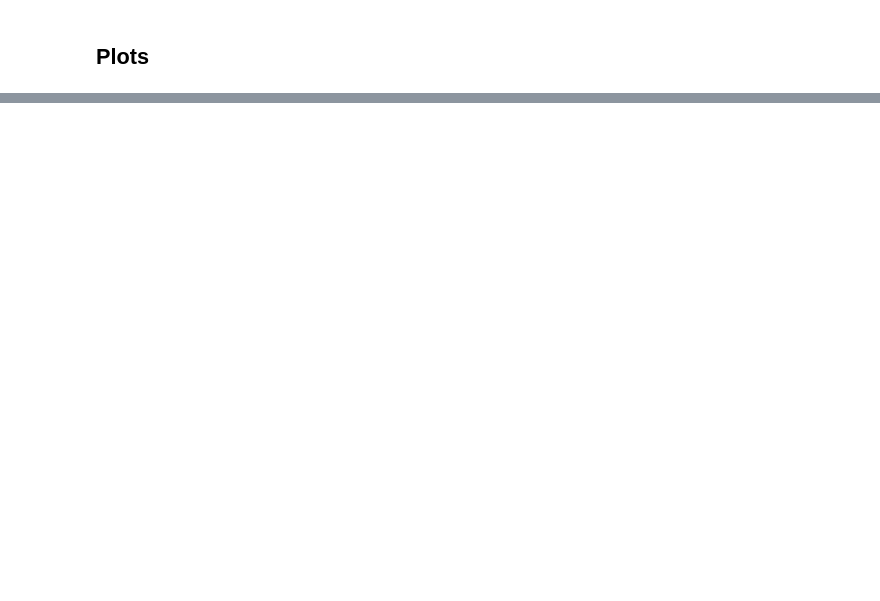
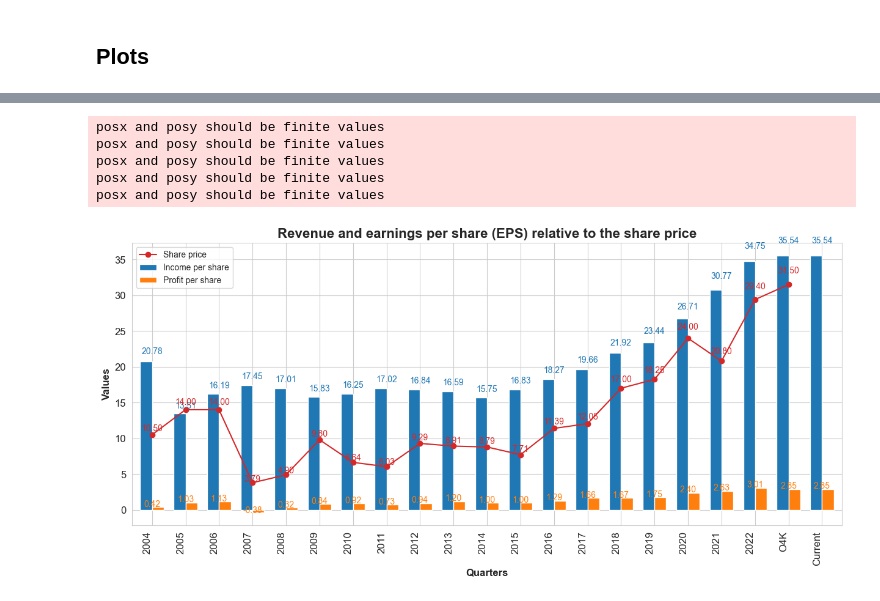
Before and after one commit to chomiczdawid/stock-fundamental-analysis, a Jupyter notebook: fundamental_analysis.ipynb, the cells around one changed output, grey strips where cells are left out. Drawn from its saved outputs; the diff is of its cells as text; code cells hidden in the pictures; blank space fills up the shorter version.

```diff
--- a/fundamental_analysis.ipynb
+++ b/fundamental_analysis.ipynb
@@ -184,0 +180,4 @@ stats.groupby('index').sum()
+# %%
+def addlabels(x,y,c):
+    for i in range(len(x)):
+        plt.text(i,y[i]+y[i]*0.05,"{:.2f}".format(y[i]), color=c, ha='center')
@@ -184,0 +247,38 @@ stats.groupby('index').sum()
+# %%
+# Income, Profit, Price
+Y = {
+    'y1': [d['Przychód na akcję'], 'tab:blue', 'Income per share'],
+    'y2': [d['Zysk netto na akcję (EPS)'], 'tab:orange', 'Profit per share'],
+    'y3': [d['Cena'], 'tab:red', 'Share price'],
+}
+font = 12
+width = .7
+
+d_temp = pd.concat([Y['y1'][0], Y['y2'][0]], axis=1)
+d_temp.columns = [Y['y1'][2], Y['y2'][2]]
+d_temp.plot(kind='bar', color=[Y['y1'][1], Y['y2'][1]], width = width, figsize=(15, 6))
+Y['y3'][0].plot(kind='line', marker='o', label=Y['y3'][2], color=Y['y3'][1])
+
+ax = plt.gca()
+ax.set_xticklabels(d['index'].tolist())
+
+addlabels(d['index'].tolist(), Y['y1'][0], Y['y1'][1])
+addlabels(d['index'].tolist(), Y['y2'][0], Y['y2'][1])
+addlabels(d['index'].tolist(), Y['y3'][0], Y['y3'][1])
+
+ax.set_title("Revenue and earnings per share (EPS) relative to the share price", fontsize=16, loc='center', fontdict=dict(weight='bold'))
+ax.set_xlabel('Quarters', fontsize=font, fontdict=dict(weight='bold'))
+ax.set_ylabel('Values', fontsize=font, fontdict=dict(weight='bold'))
+plt.tick_params(axis='y', which='major', labelsize=font)
+plt.tick_params(axis='x', which='major', labelsize=font)
+plt.xticks(rotation=90, ha='right')
+plt.legend()
+plt.savefig('plots/'+ticker_br+'-'+period+'-income-profit-price.png', dpi='figure',bbox_inches='tight')
+# plt.show()
+# %% [output]
+posx and posy should be finite values
+posx and posy should be finite values
+posx and posy should be finite values
+posx and posy should be finite values
+posx and posy should be finite values
+[figure, added]
```
Also changed, not shown: parts of 21 cells of this notebook, 22 other files.
